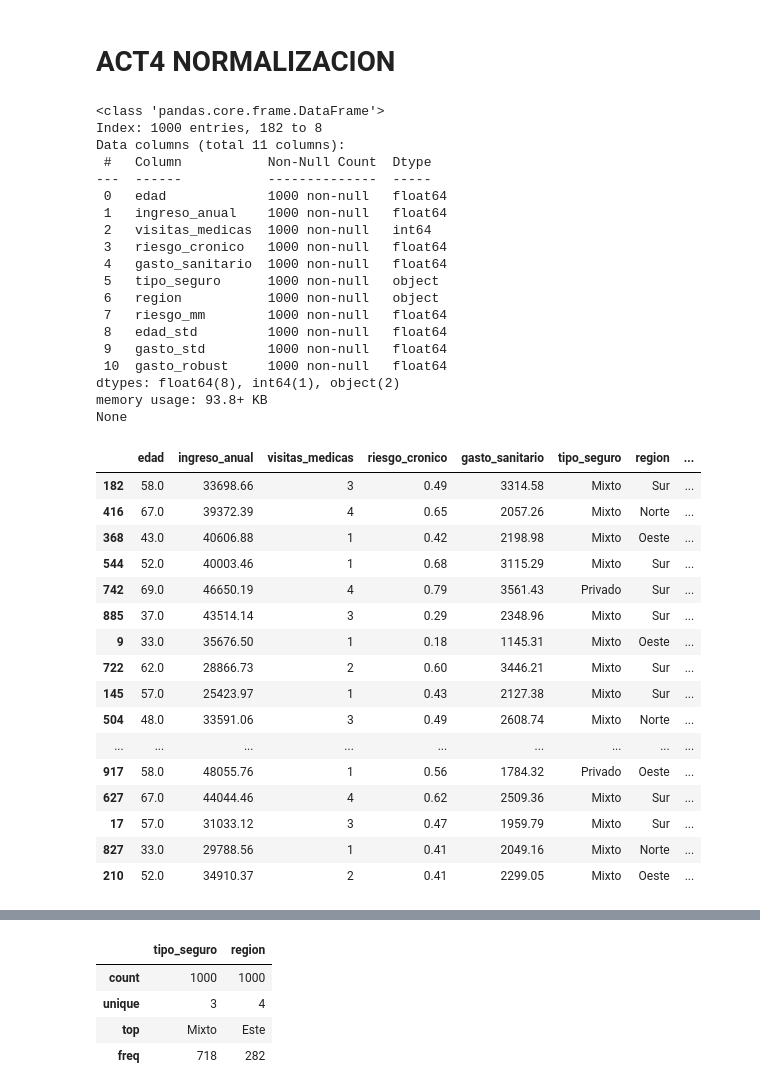
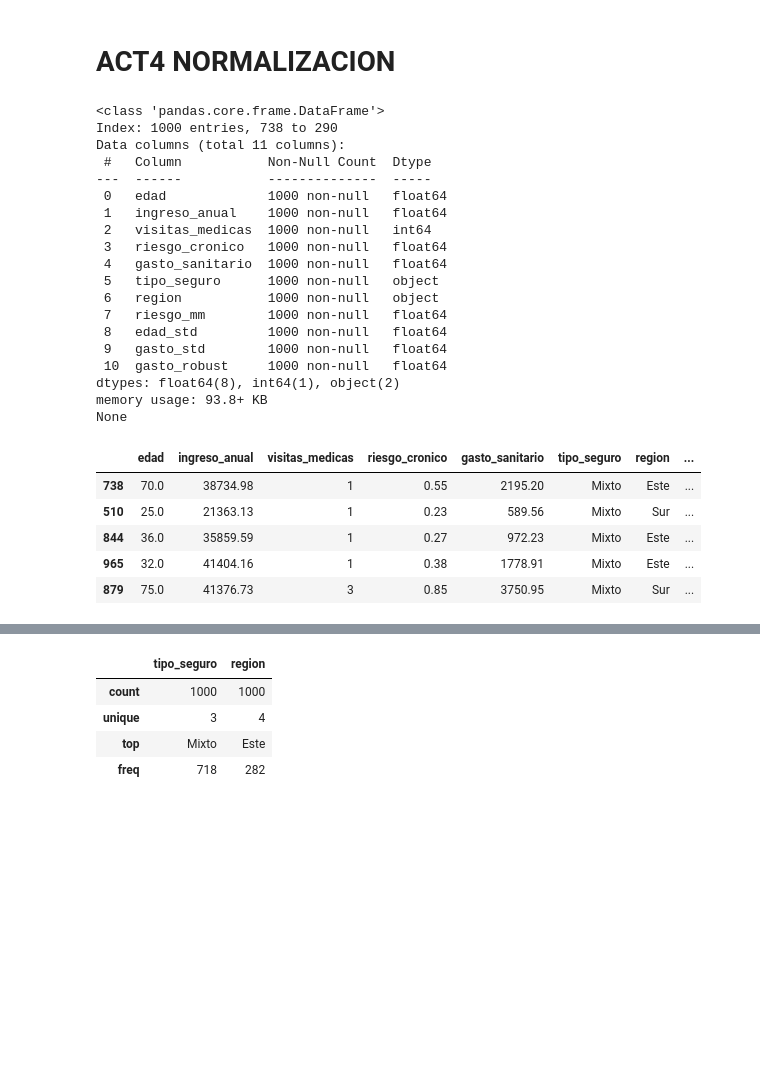
Before and after one commit to AntonioDavid333/python-ud3-ejercicios, a Jupyter notebook: ejercicios.ipynb, the cells around one changed output, grey strips where cells are left out. Saved outputs shown, nothing was run; the diff lists cells and outputs as text; code cells hidden in the pictures; blank space fills up the shorter version.

```diff
--- a/ejercicios.ipynb
+++ b/ejercicios.ipynb
@@ -621,45 +621,34 @@ hecho
 # %%
 df = pd.read_csv("datos_hospital")
 df = df.sample(n=1000)
 print(df.info())
-df.head(30)
+df.head()
 # %% [output]
 <class 'pandas.core.frame.DataFrame'>
-Index: 1000 entries, 182 to 8
+Index: 1000 entries, 738 to 290
 Data columns (total 11 columns):
  #   Column           Non-Null Count  Dtype
 ---  ------           --------------  -----
  0   edad             1000 non-null   float64
  1   ingreso_anual    1000 non-null   float64
  2   visitas_medicas  1000 non-null   int64
  3   riesgo_cronico   1000 non-null   float64
  4   gasto_sanitario  1000 non-null   float64
  5   tipo_seguro      1000 non-null   object
  6   region           1000 non-null   object
  7   riesgo_mm        1000 non-null   float64
  8   edad_std         1000 non-null   float64
  9   gasto_std        1000 non-null   float64
  10  gasto_robust     1000 non-null   float64
 dtypes: float64(8), int64(1), object(2)
 memory usage: 93.8+ KB
 None
 |  | edad | ingreso_anual | visitas_medicas | riesgo_cronico | gasto_sanitario | tipo_seguro | region | ... |
-| 182 | 58.0 | 33698.66 | 3 | 0.49 | 3314.58 | Mixto | Sur | ... |
-| 416 | 67.0 | 39372.39 | 4 | 0.65 | 2057.26 | Mixto | Norte | ... |
-| 368 | 43.0 | 40606.88 | 1 | 0.42 | 2198.98 | Mixto | Oeste | ... |
-| 544 | 52.0 | 40003.46 | 1 | 0.68 | 3115.29 | Mixto | Sur | ... |
-| 742 | 69.0 | 46650.19 | 4 | 0.79 | 3561.43 | Privado | Sur | ... |
-| 885 | 37.0 | 43514.14 | 3 | 0.29 | 2348.96 | Mixto | Sur | ... |
-| 9 | 33.0 | 35676.50 | 1 | 0.18 | 1145.31 | Mixto | Oeste | ... |
-| 722 | 62.0 | 28866.73 | 2 | 0.60 | 3446.21 | Mixto | Sur | ... |
-| 145 | 57.0 | 25423.97 | 1 | 0.43 | 2127.38 | Mixto | Sur | ... |
-| 504 | 48.0 | 33591.06 | 3 | 0.49 | 2608.74 | Mixto | Norte | ... |
-| ... | ... | ... | ... | ... | ... | ... | ... | ... |
-| 917 | 58.0 | 48055.76 | 1 | 0.56 | 1784.32 | Privado | Oeste | ... |
-| 627 | 67.0 | 44044.46 | 4 | 0.62 | 2509.36 | Mixto | Sur | ... |
-| 17 | 57.0 | 31033.12 | 3 | 0.47 | 1959.79 | Mixto | Sur | ... |
-| 827 | 33.0 | 29788.56 | 1 | 0.41 | 2049.16 | Mixto | Norte | ... |
-| 210 | 52.0 | 34910.37 | 2 | 0.41 | 2299.05 | Mixto | Oeste | ... |
+| 738 | 70.0 | 38734.98 | 1 | 0.55 | 2195.20 | Mixto | Este | ... |
+| 510 | 25.0 | 21363.13 | 1 | 0.23 | 589.56 | Mixto | Sur | ... |
+| 844 | 36.0 | 35859.59 | 1 | 0.27 | 972.23 | Mixto | Este | ... |
+| 965 | 32.0 | 41404.16 | 1 | 0.38 | 1778.91 | Mixto | Este | ... |
+| 879 | 75.0 | 41376.73 | 3 | 0.85 | 3750.95 | Mixto | Sur | ... |
 # %%
 
 df.describe()
```
Also changed, not shown: parts of 24 cells of this notebook, 2 other files.
